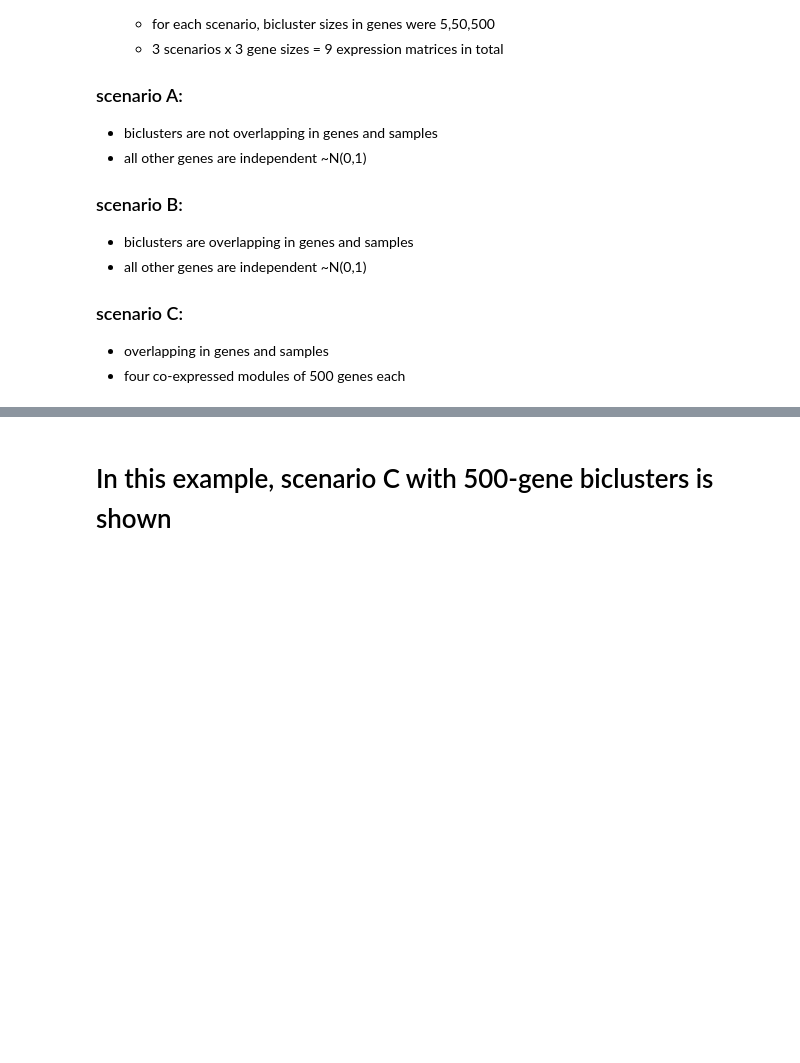
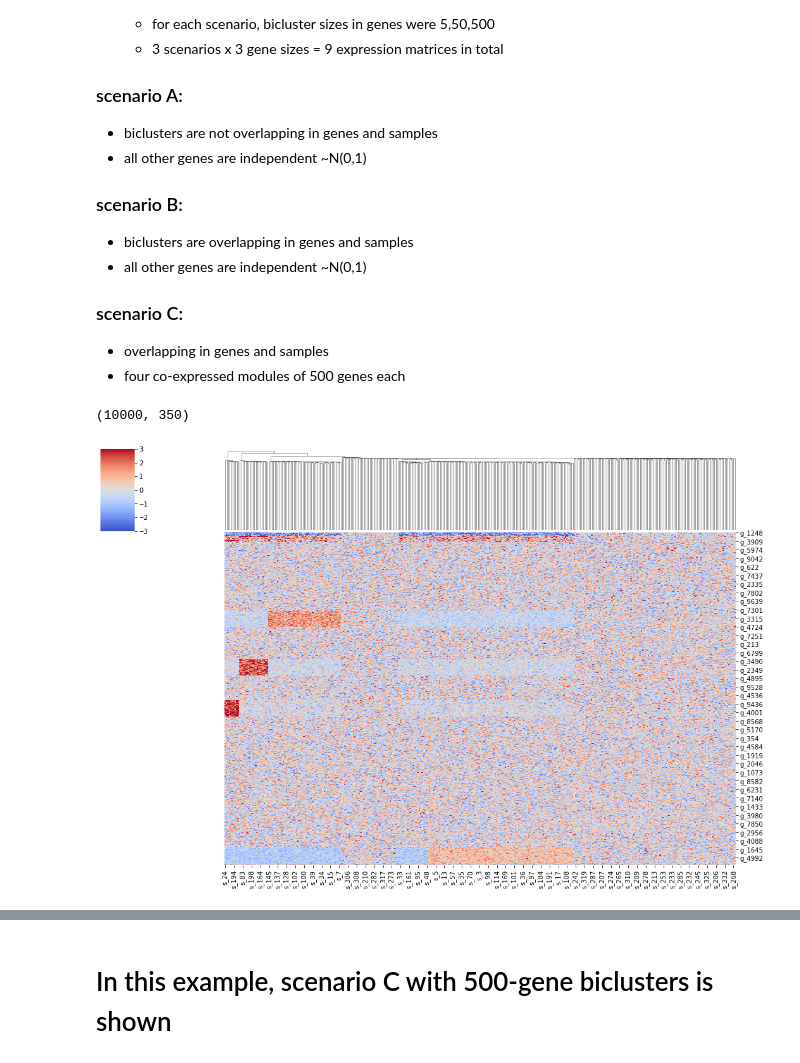
Before and after one commit to ozolotareva/unpast_paper, a Jupyter notebook: evaluation_on_simulated_data.ipynb, the cells around one changed output, grey strips where cells are left out. Drawn from its saved outputs; the diff is of its cells as text; code cells hidden in the pictures; blank space fills up the shorter version.

```diff
--- a/evaluation_on_simulated_data.ipynb
+++ b/evaluation_on_simulated_data.ipynb
@@ -33,0 +48,11 @@ from utils.eval import find_best_matches, generate_exprs
+# %%
+df = pd.read_csv("disease_expressions.tsv",sep = "\t",index_col = 0)
+df_n = pd.read_csv("controls_expressions.tsv",sep = "\t",index_col = 0)
+df = pd.concat([df, df_n ],axis=1)
+print(df.shape)
+cg = sns.clustermap(df,row_cluster=True,col_cluster=True, figsize=(15,10),
+                    cmap=sns.color_palette("coolwarm", as_cmap=True),vmin=-3,vmax=3)
+cg.ax_row_dendrogram.set_visible(False)
+# %% [output]
+(10000, 350)
+[figure, added]
```
Also changed, not shown: parts of 3 cells of this notebook, 2 other files.
